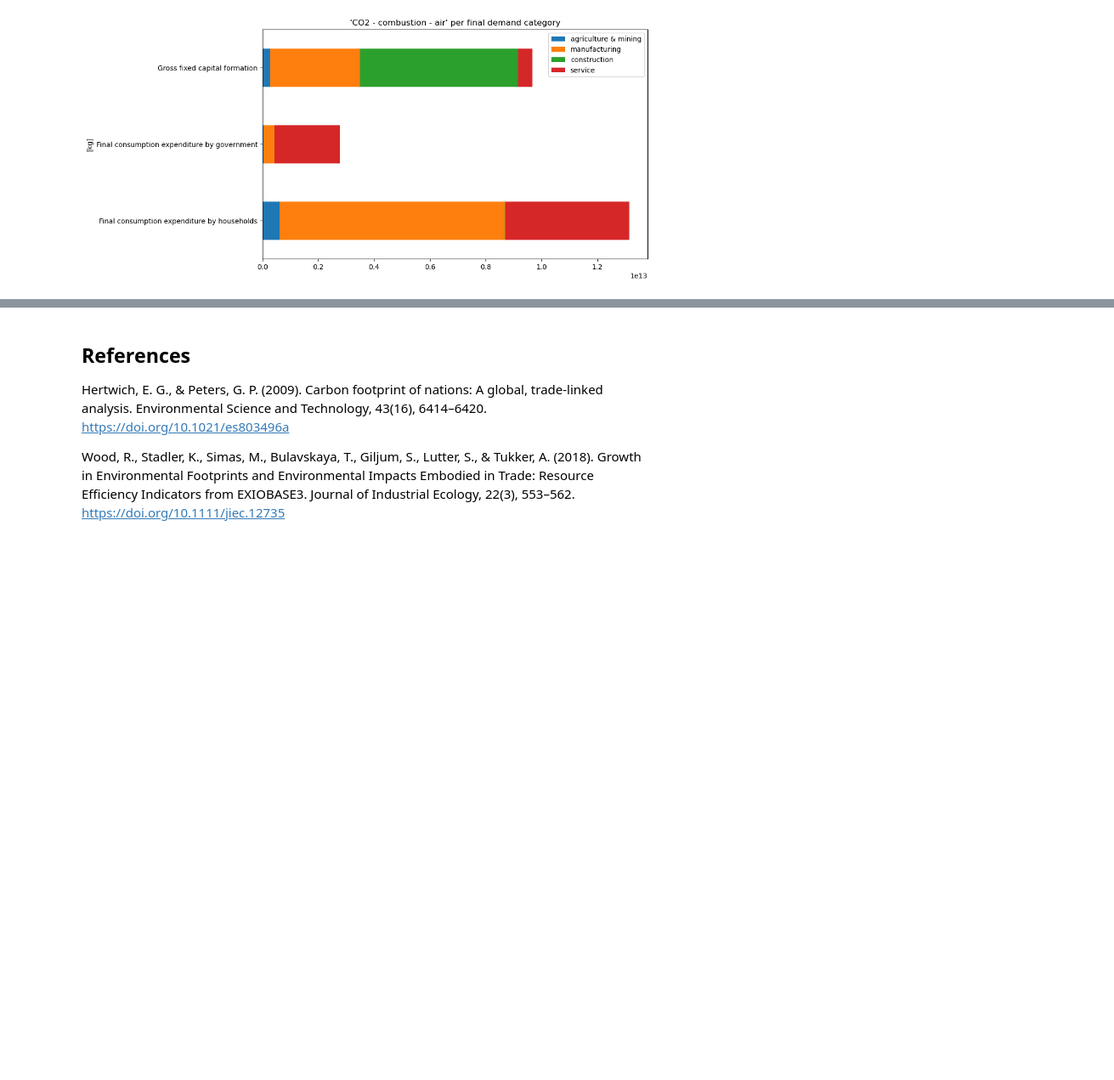
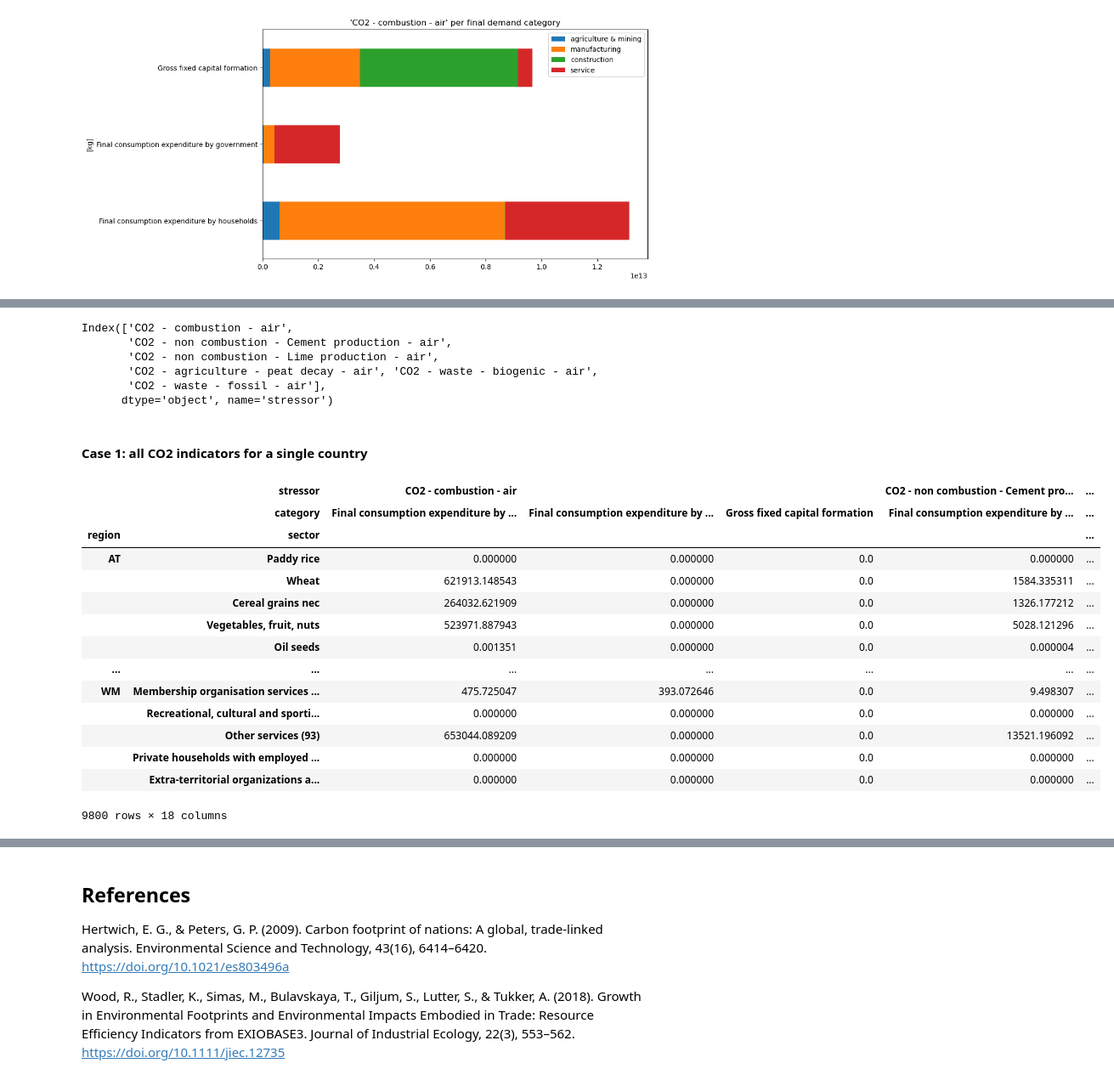
Before and after one commit to adrien-perello/EEIOA, a Jupyter notebook: scripts/06_MRIO_seminal_works.ipynb, the cells around one changed output, grey strips where cells are left out. Shown at 85% size. Cells and saved outputs as stored; diff of their text form; code cells hidden in the pictures; blank space fills up the shorter version.

```diff
--- a/scripts/06_MRIO_seminal_works.ipynb
+++ b/scripts/06_MRIO_seminal_works.ipynb
@@ -198,0 +239,16 @@ Footprint.T.plot(  # transpose to show per final demand sector
+# %%
+Y_categories = [HH, GOV, GFCF]
+
+# Retrieve all CO2 indicators
+MASK = f.index.str.contains("CO2")
+CO2 = f.loc[MASK].index
+CO2
+# %% [output]
+Index(['CO2 - combustion - air',
+       'CO2 - non combustion - Cement production - air',
+       'CO2 - non combustion - Lime production - air',
+       'CO2 - agriculture - peat decay - air', 'CO2 - waste - biogenic - air',
+       'CO2 - waste - fossil - air'],
+      dtype='object', name='stressor')
+# %% [markdown]
+#### Case 1: all CO2 indicators for a single country
@@ -198,0 +258,32 @@ Footprint.T.plot(  # transpose to show per final demand sector
+# %%
+# Method 1
+columns = pd.MultiIndex.from_product([CO2, Y_categories], names=['stressor', 'category'])
+F_co2_categories_1country = pd.DataFrame(np.nan, index=region_and_sector_labels, columns=columns)
+
+# Alternative methods (see Practical 5)
+for indicator in CO2:
+    f_ = f.loc[indicator]  # single indicator
+    Y_co2_categories = Y.loc[:, pd.IndexSlice[country, Y_categories]]  # single country but multiple categories
+    F_co2_ = (f_ @ L) * Y_co2_categories.T  # ! right side of * needs to be transposed if it contains multiple columns
+    F_co2_ = F_co2_.T
+    F_co2_ = F_co2_.reindex(index=region_and_sector_labels)
+    F_co2_categories_1country[indicator] = F_co2_.values
+
+# Display results
+F_co2_categories_1country
+# %% [output]
+|  | stressor | CO2 - combustion - air |  |  | CO2 - non combustion - Cement pro... | ... |
+|  | category | Final consumption expenditure by ... | Final consumption expenditure by ... | Gross fixed capital formation | Final consumption expenditure by ... | ... |
+| region | sector |  |  |  |  | ... |
+| AT | Paddy rice | 0.000000 | 0.000000 | 0.0 | 0.000000 | ... |
+|  | Wheat | 621913.148543 | 0.000000 | 0.0 | 1584.335311 | ... |
+|  | Cereal grains nec | 264032.621909 | 0.000000 | 0.0 | 1326.177212 | ... |
+|  | Vegetables, fruit, nuts | 523971.887943 | 0.000000 | 0.0 | 5028.121296 | ... |
+|  | Oil seeds | 0.001351 | 0.000000 | 0.0 | 0.000004 | ... |
+| ... | ... | ... | ... | ... | ... | ... |
+| WM | Membership organisation services ... | 475.725047 | 393.072646 | 0.0 | 9.498307 | ... |
+|  | Recreational, cultural and sporti... | 0.000000 | 0.000000 | 0.0 | 0.000000 | ... |
+|  | Other services (93) | 653044.089209 | 0.000000 | 0.0 | 13521.196092 | ... |
+|  | Private households with employed ... | 0.000000 | 0.000000 | 0.0 | 0.000000 | ... |
+|  | Extra-territorial organizations a... | 0.000000 | 0.000000 | 0.0 | 0.000000 | ... |
+9800 rows × 18 columns
```
Also changed, not shown: parts of 19 cells of this notebook.
